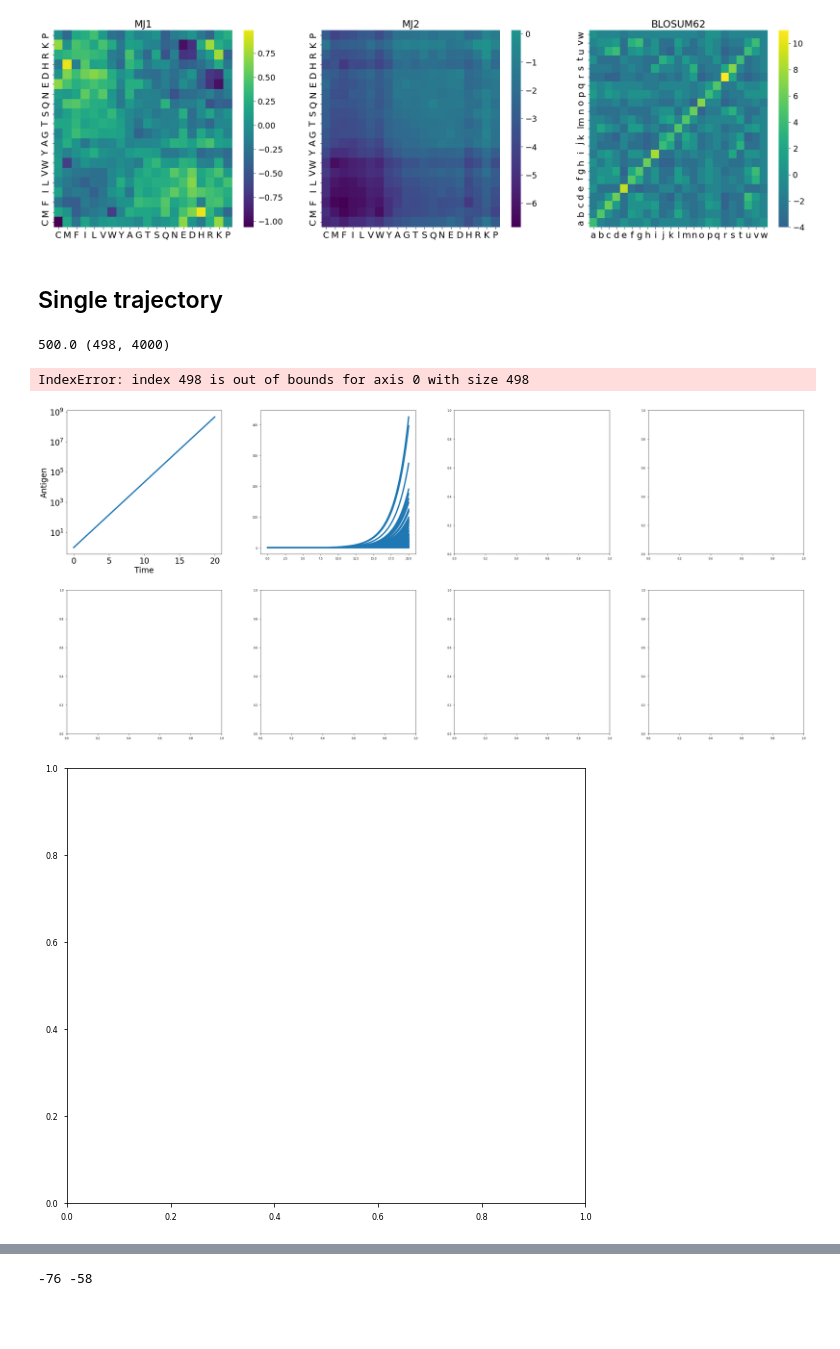
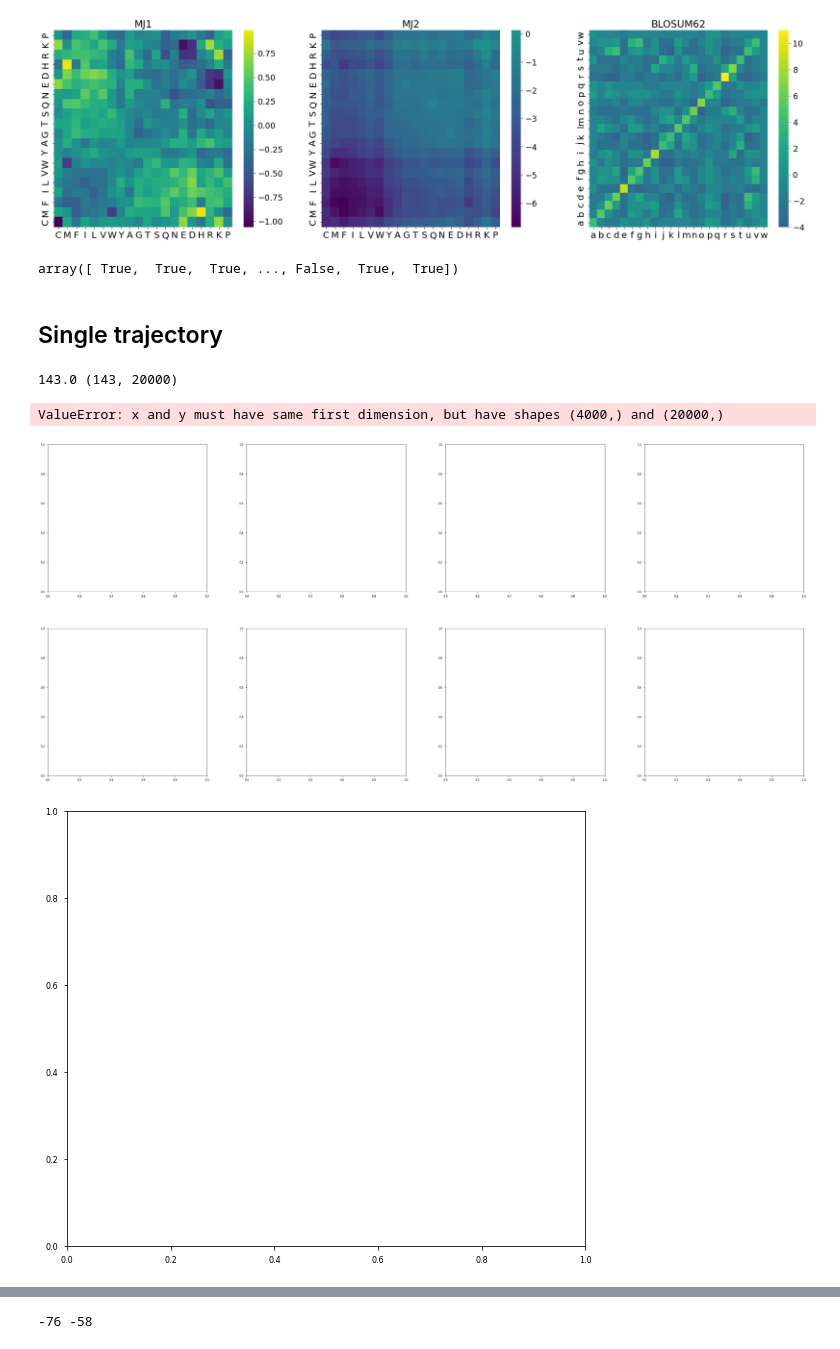
Before and after one commit to rmorantovar/Immune_System, a Jupyter notebook: Jupyter_Notebooks/1_Dynamics.ipynb, the cells around one changed output, grey strips where cells are left out. Saved outputs shown, nothing was run; the diff lists cells and outputs as text; code cells hidden in the pictures; blank space fills up the shorter version.

```diff
--- a/Jupyter_Notebooks/1_Dynamics.ipynb
+++ b/Jupyter_Notebooks/1_Dynamics.ipynb
@@ -51,10 +76,14 @@ plot_energy_matrix(Energy_Matrix = M3, Alphabet = Alphabet2, title = 'BLOSUM62',
 fig.savefig('../Figures/Energy_matrices.png')
 # %% [output]
 [figure]
+# %%
+np.greater(np.random.random(size = 2000), np.random.random(size = 2000))
+# %% [output]
+array([ True,  True,  True, ..., False,  True,  True])
 # %% [markdown]
 ## Single trajectory
 # %%
-L = 15
+L = 20
 NC = 2e3
 T0 = 0
 Tf = 20
@@ -65,6 +94,7 @@ nu = 0.5
 linear = 1
 antigen = 'TACNSEYPNTTK'
 antigen = 'FMLFMAVFVMTSWYC'
+antigen = 'CMFILVWYAGTSQNEDHRKPFMRTP'
 time = np.linspace(T0, Tf, int((Tf-T0)/dT))
 Types = ['MJ']
 #Type = 'MJ'
@@ -85,7 +115,7 @@ for Type in Types:
         data_antigen = np.loadtxt(Text_files_path + 'Dynamics/Single_trajectory/antigen_L-%d_N-%d_Antigen-'%(L, NC)+antigen+'_eta-%.6f_nu-%.6f_gamma-%.6f_linear-%d_'%(eta, nu, gamma, linear)+Type+'.txt')
         data_bcells = np.loadtxt(Text_files_path + 'Dynamics/Single_trajectory/bcells_L-%d_N-%d_Antigen-'%(L, NC)+antigen+'_eta-%.6f_nu-%.6f_gamma-%.6f_linear-%d_'%(eta, nu, gamma, linear)+Type+'.txt')
         data_N_active_linages = np.loadtxt(Text_files_path + 'Dynamics/Single_trajectory/N_active_linages_L-%d_N-%d_Antigen-'%(L, NC)+antigen+'_eta-%.6f_nu-%.6f_gamma-%.6f_linear-%d_'%(eta, nu, gamma, linear)+Type+'.txt')
-        data_bcells_active = np.transpose(data_bcells[:,np.where(data_bcells[-1,:]!=1)[0]])
+        data_bcells_active = np.transpose(data_bcells[:,np.where(data_bcells[-1,:]>1)[0]])
         print(data_N_active_linages[-1], np.shape(data_bcells_active))
 
         final_clone_sizes = data_bcells_active[:, -1]
@@ -134,34 +164,34 @@ for Type in Types:
             theory = (1/(eta*lambd))*(np.exp(eta*lambd*(time-t0))-1)
             ax[1,0].plot(time, theory, color = colors[j], label = models_name[j] + ' growth', linestyle = '--', linewidth = 3)
         if(linear == 1):
             theory = ((1/(eta*2000*(lambd)*(eta*2000*t0+a0)**(lambd-1)))*((eta*2000*time+a0)**(lambd)-(eta*2000*t0+a0)**(lambd)))
             #theory = time**(lambd)
             ax[1,0].plot(time, theory, color = colors[j], label = models_name[j] + ' growth', linestyle = '--', linewidth = 3)
         my_plot_layout(ax = ax[1,0], xscale = 'linear', yscale = 'log', xlabel = 'Time', ylabel = r'$m(t)$')
 
         #---- Entropy ----
         total_pop = np.sum(np.transpose(data_bcells), axis = 0)
         bcell_freqs = np.transpose(data_bcells)/total_pop
         entropy = -np.sum(bcell_freqs*np.log(bcell_freqs), axis = 0)
         ax[1,1].plot(time, entropy/entropy[0], color = colors[j], linewidth = 3)
         my_plot_layout(ax = ax[1,1], yscale = 'log', xlabel = 'Time', ylabel = 'Entropy')
 
         #---- Total Pop size ----
         ax[0,2].plot(time, total_pop, color = colors[j], linewidth = 3)
         my_plot_layout(ax = ax[0,2], xlabel = 'Time', ylabel = 'Total Pop. size', yscale = 'log')
 
         #---- Relative clone sizes ----
         #ax[1,2].plot(range(1,int(8+1)), final_clone_sizes_sorted[:8]/final_clone_sizes_sorted[0], color = colors[j], linewidth = .5, linestyle = '--', marker = '^', ms = 15)
         my_plot_layout(ax = ax[1,2], xlabel = 'Clone', ylabel = 'Relative size', yscale = 'log')
         #ax[1,2].set_xlim(right = 8)
 
         #---- Stackplots ----
         ax[j, 3].stackplot(time, bcell_freqs, colors = colors_activation);
         my_plot_layout(ax = ax[j, 3], ticks_labelsize=24, title=models_name[j], xlabel = 'time', ylabel = 'Clone frequency')
 
     #fig.savefig('../Figures/1_Dynamics/summary_1_single_trajectory_'+Type+'.pdf')
 # %% [output]
-500.0 (498, 4000)
+143.0 (143, 20000)
-IndexError: index 498 is out of bounds for axis 0 with size 498
+ValueError: x and y must have same first dimension, but have shapes (4000,) and (20000,)
-[figure, old version]
+[figure, new version]
 [figure]
```
Also changed, not shown: parts of 5 cells of this notebook, 27 other files.
